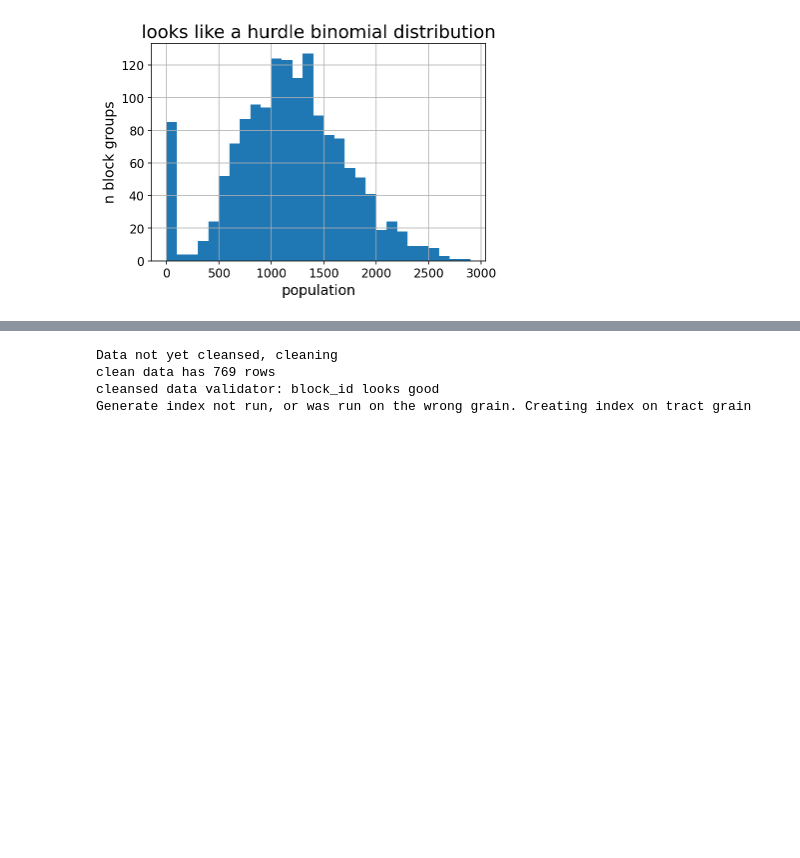
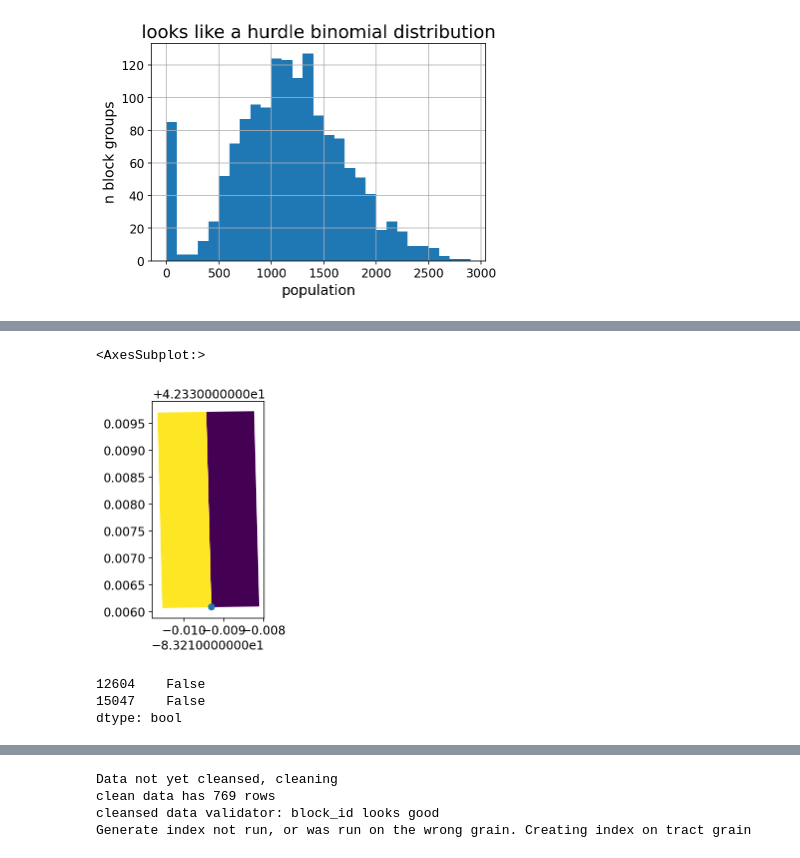
Before and after one commit to ahakso/detroit, a Jupyter notebook: tutorial_feature_constructor.ipynb, the cells around one changed output, grey strips where cells are left out. Cells and saved outputs as stored; diff of their text form; code cells hidden in the pictures; blank space fills up the shorter version.

Commit message:
add ability to use lat/long for calls census blocks

```diff
--- a/tutorial_feature_constructor.ipynb
+++ b/tutorial_feature_constructor.ipynb
@@ -48,6 +55,6 @@ _ = plt.gca().set(title='looks like a hurdle binomial distribution',xlabel='popu
 # %%
-call_feat = ViolenceCalls()
-call_feat.load_data(sample_rows=10000)
+call_feat = ViolenceCalls(decennial_census_year=2010)
+call_feat.load_data(use_lat_long=True)
 # # call_feat.cleanse_data()
 # call_feat.construct_feature(target_geo_grain='block')
 # %% [output]
@@ -54,0 +65,2 @@ Loaded 10,000 rows of data
+# %%
+blocks = get_detroit_census_blocks(2010)
@@ -54,0 +90,13 @@ Loaded 10,000 rows of data
+# %%
+fig, ax = plt.subplots(1,1)
+blocks.loc[[12604,15047],:].plot(ax=ax,column='block_id')
+call_feat.data.loc[lambda x: x.oid==3079341].plot(ax=ax)
+# %% [output]
+<AxesSubplot:>
+[figure, added]
+# %%
+blocks.loc[[12604],:].overlaps(blocks.loc[[15047],:])
+# %% [output]
+12604    False
+15047    False
+dtype: bool
```
Also changed, not shown: parts of 10 cells of this notebook, 4 other files.
